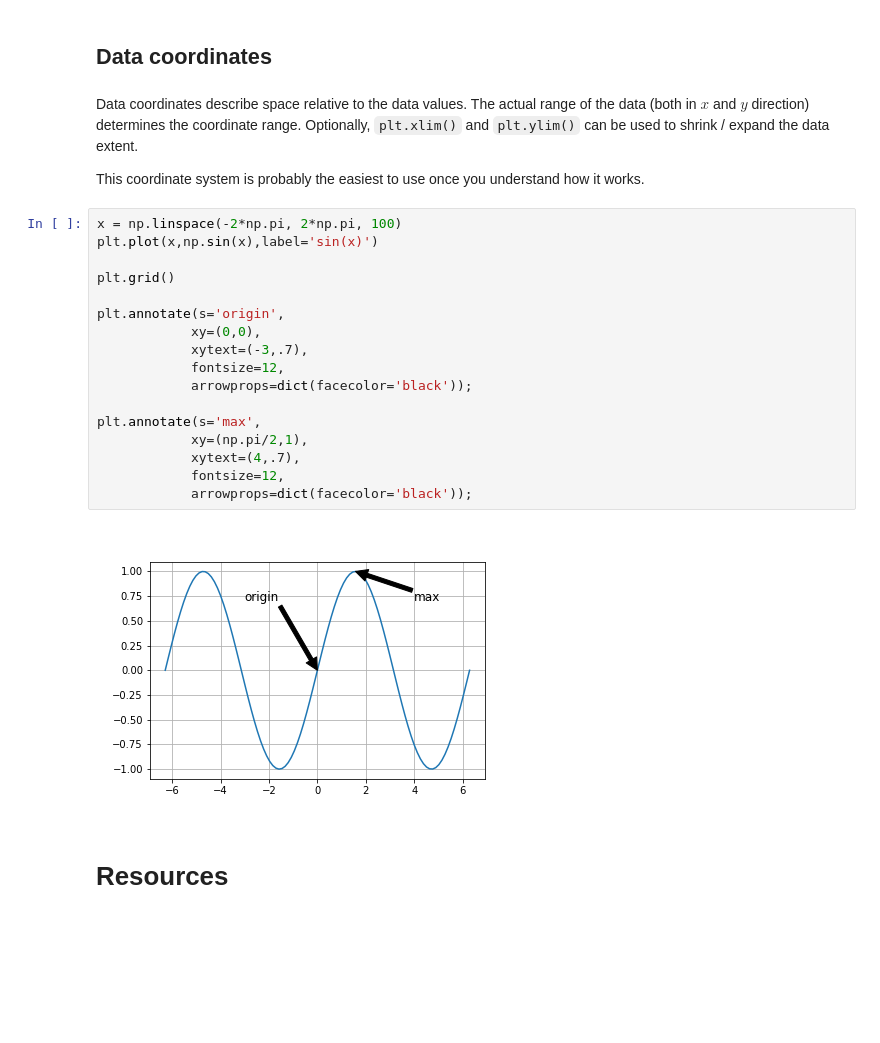
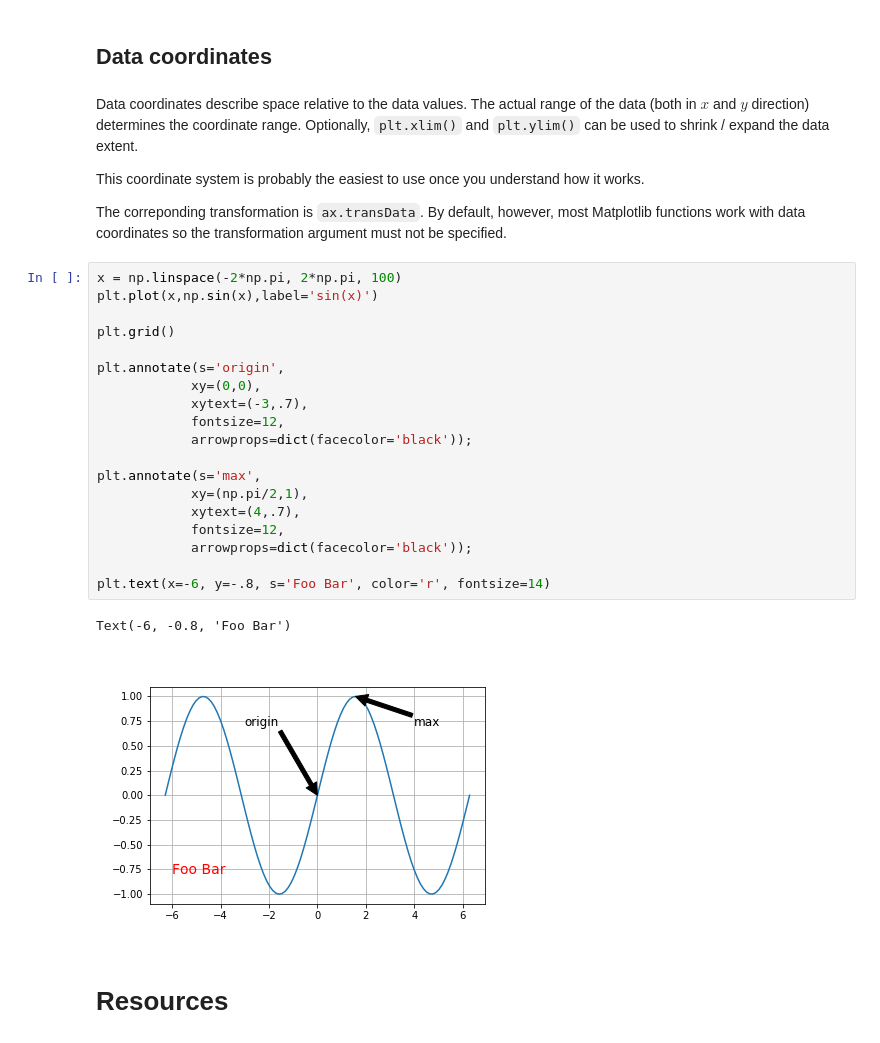
Before and after one commit to UU-IMAU/Python-for-lunch-Notebooks, a Jupyter notebook: PFL_07_matplotlib_basics/Matplotlib coordinate systems.ipynb, the cells around one changed output. Cells and saved outputs as stored; diff of their text form; blank space fills up the shorter version.

Commit message:
elaborate on data coordinates

```diff
--- a/PFL_07_matplotlib_basics/Matplotlib coordinate systems.ipynb
+++ b/PFL_07_matplotlib_basics/Matplotlib coordinate systems.ipynb
@@ -265,25 +265,30 @@ plt.legend(bbox_to_anchor=(0,1.02), # Axes coordinates
 Data coordinates describe space relative to the data values. The actual range of the data (both in $x$ and $y$ direction) determines the coordinate range. Optionally, `plt.xlim()` and `plt.ylim()` can be used to shrink / expand the data extent.
 
 This coordinate system is probably the easiest to use once you understand how it works.
+
+The correponding transformation is `ax.transData`. By default, however, most Matplotlib functions work with data coordinates so the transformation argument must not be specified.
 # %%
 x = np.linspace(-2*np.pi, 2*np.pi, 100)
 plt.plot(x,np.sin(x),label='sin(x)')
 
 plt.grid()
 
 plt.annotate(s='origin',
             xy=(0,0),
             xytext=(-3,.7),
             fontsize=12,
             arrowprops=dict(facecolor='black'));
 
 plt.annotate(s='max',
             xy=(np.pi/2,1),
             xytext=(4,.7),
             fontsize=12,
             arrowprops=dict(facecolor='black'));
+
+plt.text(x=-6, y=-.8, s='Foo Bar', color='r', fontsize=14)
 # %% [output]
+Text(-6, -0.8, 'Foo Bar')
-[figure, old version]
+[figure, new version]
 # %% [markdown]
 # Resources
 # %% [markdown]
```
